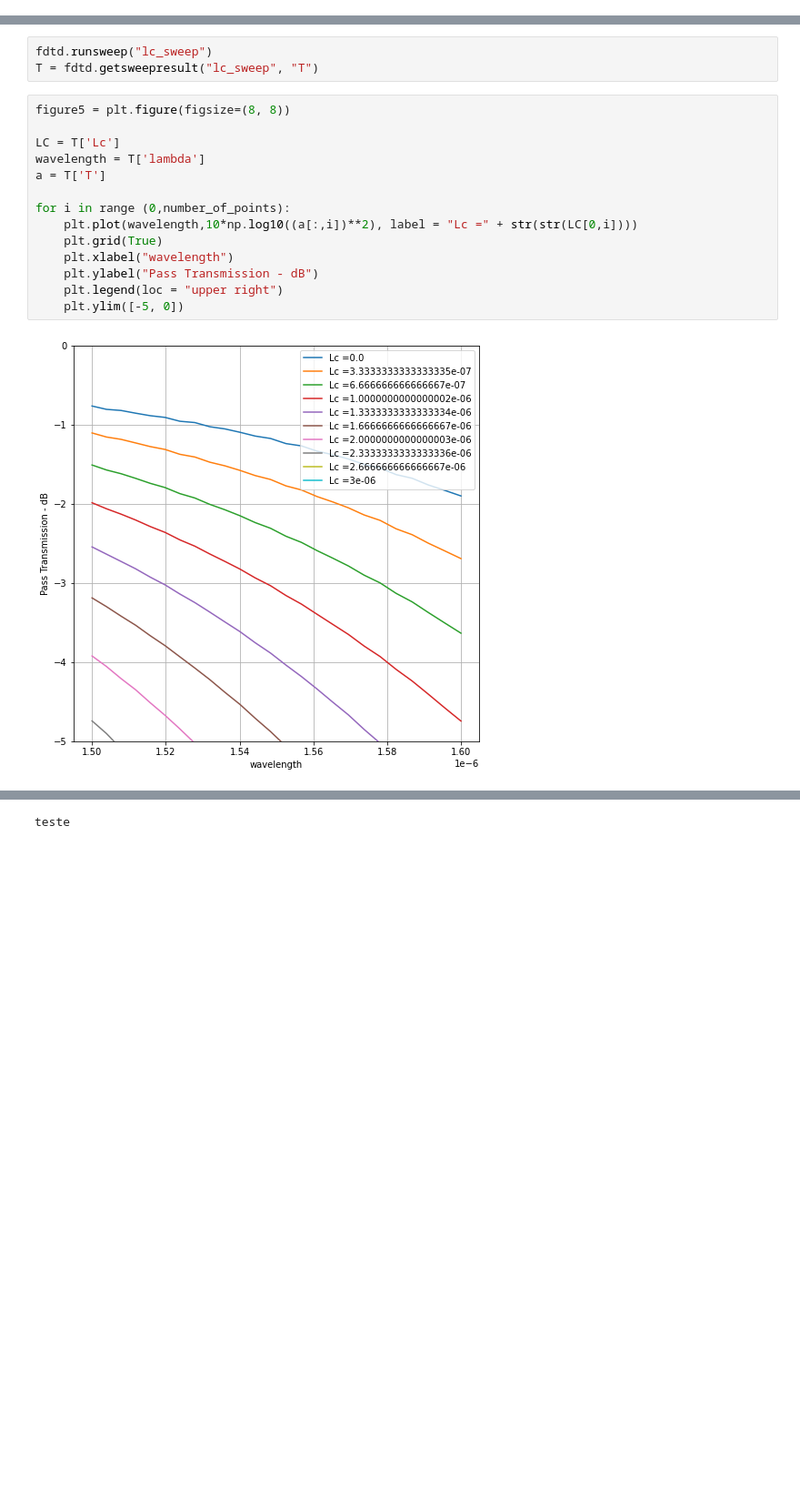
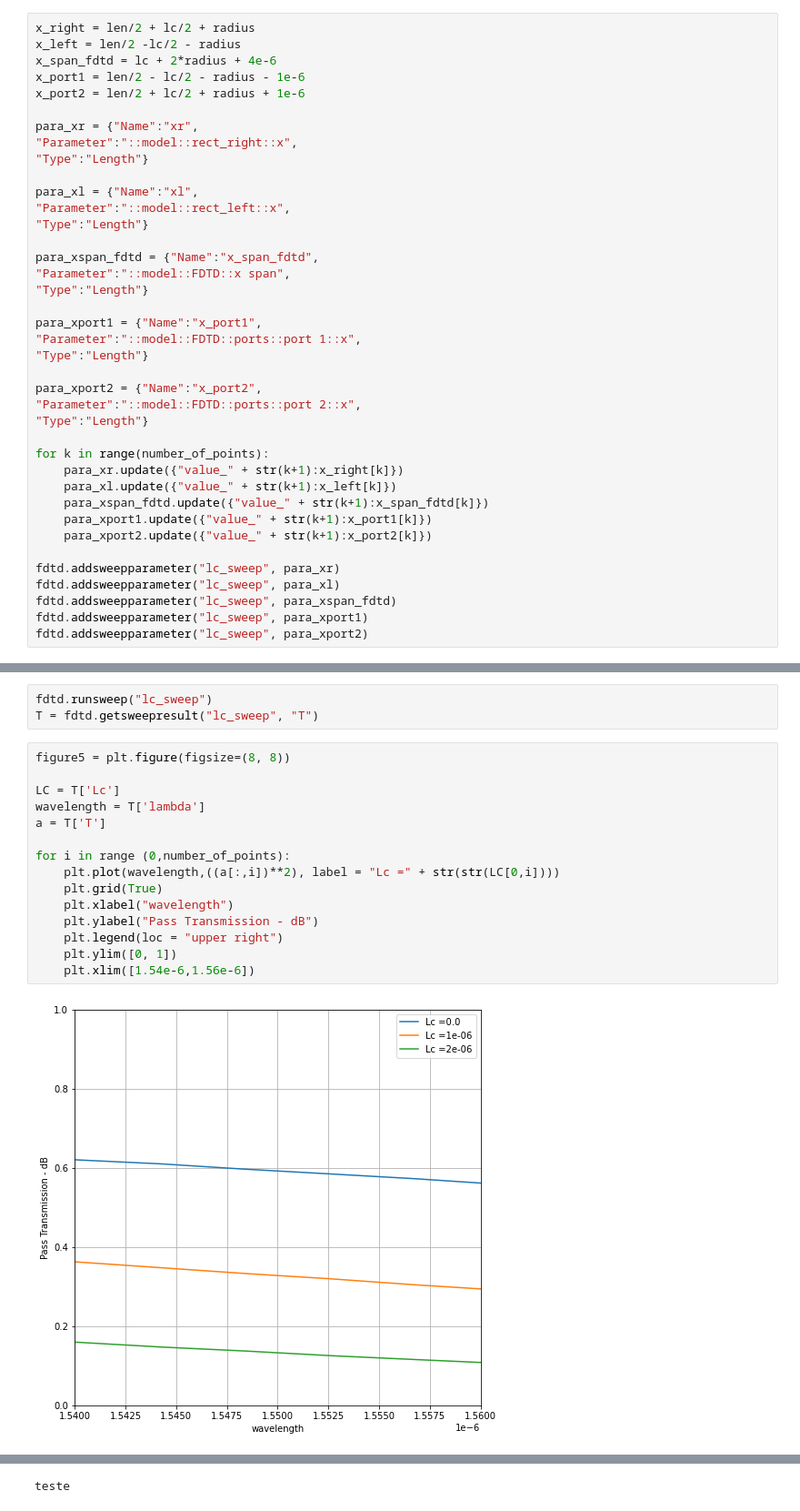
Before and after one commit to moisesoliveira08/Ring-Resonator, a Jupyter notebook: Ring-Resonator/ring_resonator.ipynb, the cells around one changed output, grey strips where cells are left out. Shown at 91% size. Cells and saved outputs as stored; diff of their text form; blank space fills up the shorter version.

```diff
--- a/Ring-Resonator/ring_resonator.ipynb
+++ b/Ring-Resonator/ring_resonator.ipynb
@@ -324,0 +327,39 @@ para_xr = {"Name":"xr",
+# %%
+x_right = len/2 + lc/2 + radius
+x_left = len/2 -lc/2 - radius
+x_span_fdtd = lc + 2*radius + 4e-6
+x_port1 = len/2 - lc/2 - radius - 1e-6
+x_port2 = len/2 + lc/2 + radius + 1e-6
+
+para_xr = {"Name":"xr",
+"Parameter":"::model::rect_right::x",
+"Type":"Length"}
+
+para_xl = {"Name":"xl",
+"Parameter":"::model::rect_left::x",
+"Type":"Length"}
+
+para_xspan_fdtd = {"Name":"x_span_fdtd",
+"Parameter":"::model::FDTD::x span",
+"Type":"Length"}
+
+para_xport1 = {"Name":"x_port1",
+"Parameter":"::model::FDTD::ports::port 1::x",
+"Type":"Length"}
+
+para_xport2 = {"Name":"x_port2",
+"Parameter":"::model::FDTD::ports::port 2::x",
+"Type":"Length"}
+
+for k in range(number_of_points):
+    para_xr.update({"value_" + str(k+1):x_right[k]})
+    para_xl.update({"value_" + str(k+1):x_left[k]})
+    para_xspan_fdtd.update({"value_" + str(k+1):x_span_fdtd[k]})
+    para_xport1.update({"value_" + str(k+1):x_port1[k]})
+    para_xport2.update({"value_" + str(k+1):x_port2[k]})
+
+fdtd.addsweepparameter("lc_sweep", para_xr)
+fdtd.addsweepparameter("lc_sweep", para_xl)
+fdtd.addsweepparameter("lc_sweep", para_xspan_fdtd)
+fdtd.addsweepparameter("lc_sweep", para_xport1)
+fdtd.addsweepparameter("lc_sweep", para_xport2)
@@ -328,16 +371,17 @@ T = fdtd.getsweepresult("lc_sweep", "T")
 # %%
 figure5 = plt.figure(figsize=(8, 8))
 
 LC = T['Lc']
 wavelength = T['lambda']
 a = T['T']
 
 for i in range (0,number_of_points):
-    plt.plot(wavelength,10*np.log10((a[:,i])**2), label = "Lc =" + str(str(LC[0,i])))
+    plt.plot(wavelength,((a[:,i])**2), label = "Lc =" + str(str(LC[0,i])))
     plt.grid(True)
     plt.xlabel("wavelength")
     plt.ylabel("Pass Transmission - dB")
     plt.legend(loc = "upper right")
-    plt.ylim([-5, 0])
+    plt.ylim([0, 1])
+    plt.xlim([1.54e-6,1.56e-6])
 # %% [output]
-[figure, old version]
+[figure, new version]
```
Also changed, not shown: parts of 11 cells of this notebook, 12 other files.
